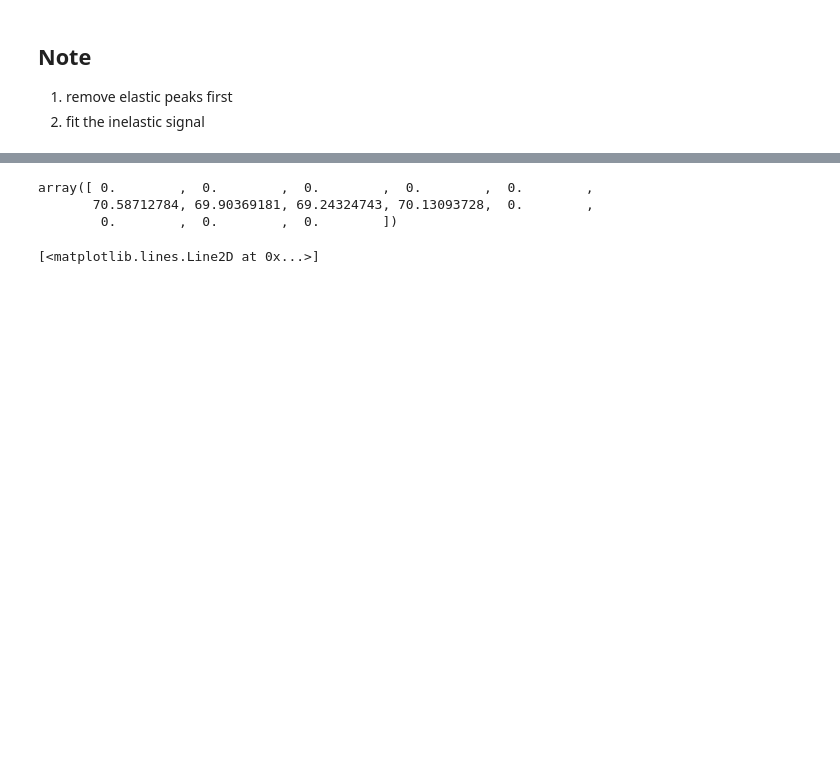
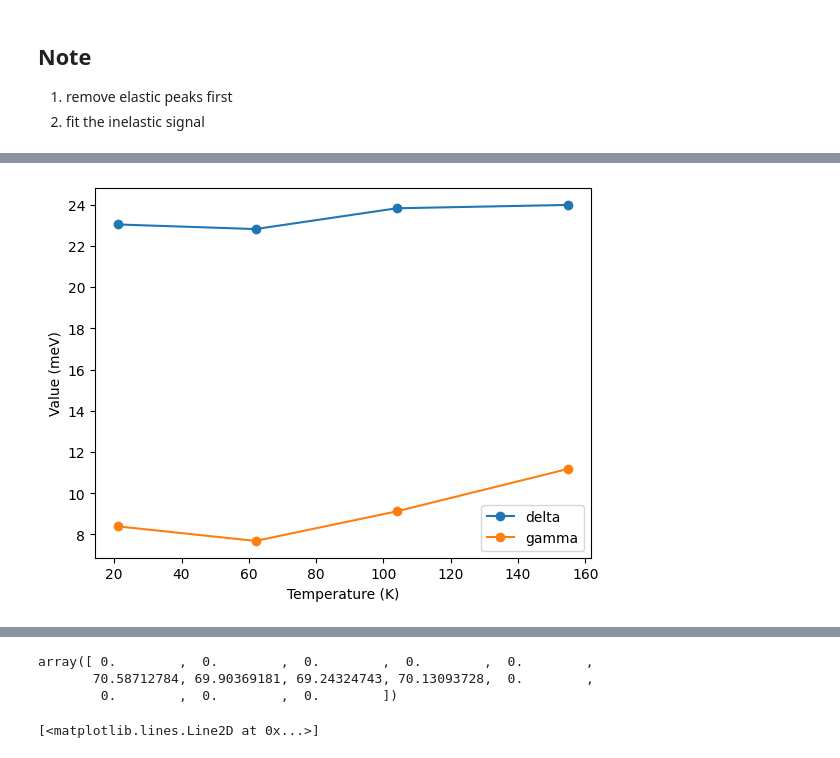
Before and after one commit to HongXunyang/lesco_project, a Jupyter notebook: milestone_extracting_cdw_1.ipynb, the cells around one changed output, grey strips where cells are left out. Saved outputs shown, nothing was run; the diff lists cells and outputs as text; code cells hidden in the pictures; blank space fills up the shorter version.

```diff
--- a/milestone_extracting_cdw_1.ipynb
+++ b/milestone_extracting_cdw_1.ipynb
@@ -28,7 +30,7 @@ def fun_total(x, x_elastic, A_elastic, res, mu,\
 
 def fun_s(x, A, Delta, Gamma, T, q):
     def chi(q, omega, q_cdw, Delta, Gamma):
-        c = 600
+        c = 255
         temp = 1 / (Delta**2 + c**2 * (q - q_cdw)**2 - (omega + 1j*Gamma)**2)
         norm = 1/2 * 1 / np.sqrt(Delta**2 + c**2 * (q - q_cdw)**2)
         return temp * norm
@@ -42,7 +44,28 @@ def fun_s(x, A, Delta, Gamma, T, q):
             chi_mesh = chi(q_mesh, Omega_mesh, q_cdw, Delta, Gamma)
             return 1000 * 2 / (1 - np.exp(-Omega_mesh/T)) * np.imag(chi_mesh)
 
-    return A * S(q, x, 0.25, Delta, Gamma, T)
+    return A * S(q, x, 0.235, Delta, Gamma, T)
+
+def convoluted_fun_s(x, A, Delta, Gamma, T, q):
+    # Calculate sigma from FWHM
+    def gaussian(x, mu, sigma):
+        return 1/(sigma * np.sqrt(2 * np.pi)) * np.exp(-0.5 * ((x - mu) / sigma)**2)
+
+    fwhm = 1
+    sigma = fwhm / (2 * np.sqrt(2 * np.log(2)))
+
+    # Generate a range for the Gaussian, centered at 0 with some width
+    x_gaussian = np.linspace(-3*sigma, 3*sigma, 100)
+    gaussian_curve = gaussian(x_gaussian, 0, sigma)
+
+    # Calculate fun_s for a range of x values
+    fun_s_values = fun_s(x, A, Delta, Gamma, T, q)
+
+    # Convolute fun_s with the Gaussian
+    # Assume x is a numpy array for simplicity; adjust as necessary for your case
+    convoluted_values = convolve(fun_s_values, gaussian_curve, mode='same')
+
+    return convoluted_values
 
 def fun_loren(x, x0, A, res):
     return A * (res/2)**2 / ((x - x0)**2 + (res/2)**2)
@@ -304,0 +209,11 @@ NameError: name 'fv' is not defined
+# %%
+plt.plot([21,62,104,155],[deltas['T21'][6], deltas['T62'][6], deltas['T104'][6], deltas['T155'][6]], 'o-', label='delta')
+plt.plot([21,62,104,155],[gammas['T21'][6], gammas['T62'][6], gammas['T104'][6], gammas['T155'][6]], 'o-', label='gamma')
+plt.legend()
+plt.xlabel('Temperature (K)')
+plt.ylabel('Value (meV)')
+
+#save figure
+plt.savefig('delta_gamma_vs_temperature', dpi=300, bbox_inches='tight')
+# %% [output]
+[figure, added]
```
Also changed, not shown: parts of 8 cells of this notebook, 12 other files.
